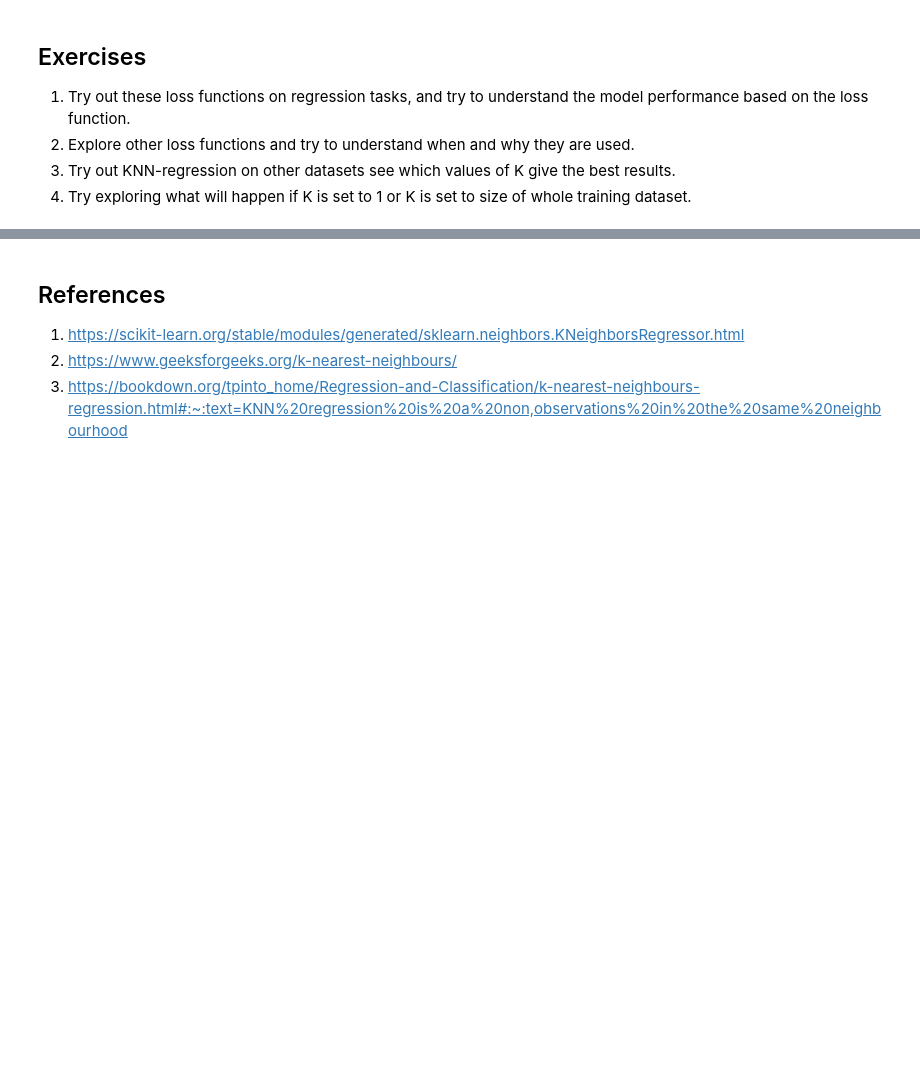
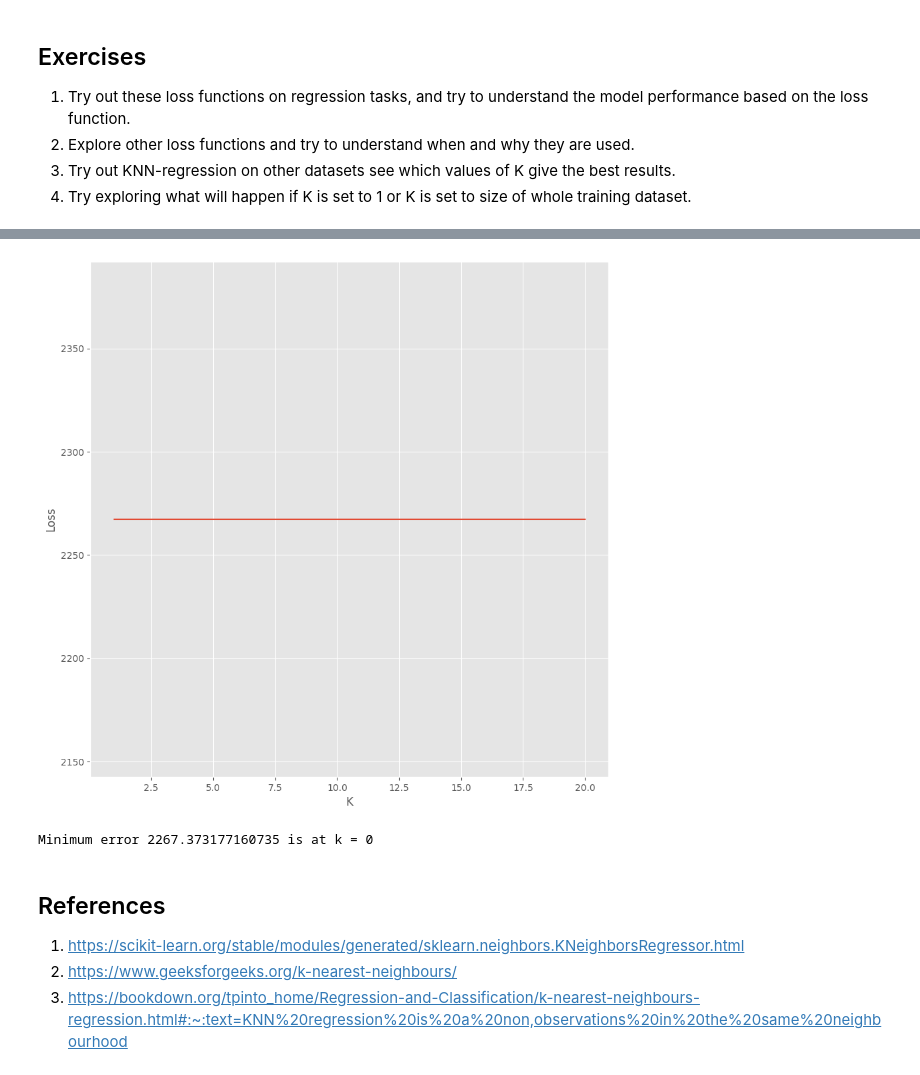
Before and after one commit to puranik1406/FMML_Projects-Labs, a Jupyter notebook: STP_Module_5_Lab_2_Loss_Functions.ipynb, the cells around one changed output, grey strips where cells are left out. Drawn from its saved outputs; the diff is of its cells as text; code cells hidden in the pictures; blank space fills up the shorter version.

```diff
--- a/STP_Module_5_Lab_2_Loss_Functions.ipynb
+++ b/STP_Module_5_Lab_2_Loss_Functions.ipynb
@@ -269,3 +294,28 @@ Minimum error 1278.5816281094171 is at k = 6
+# %%
+def knn_regression(k,x_train,y_train,x_test,y_test):
+    model = neighbors.KNeighborsRegressor(n_neighbors = k)
+
+    model.fit(x_train, y_train)
+    pred=model.predict(x_test)
+    error = np.mean(np.abs(y_test,pred))
+    mae_val.append(error)
+# %%
+mae_val = []
+
+for k in range(1,21):
+  knn_regression(k,x_train,y_train,x_test,y_test)
+
+figure = plt.figure(figsize=(10,10))
+plt.plot(np.arange(1,21),mae_val)
+plt.xlabel("K")
+plt.ylabel("Loss")
+plt.show()
+
+mae_val = np.asarray(mae_val)
+print("Minimum error {} is at k = {}".format(np.min(mae_val),np.argmin(mae_val)))
+# %% [output]
+[figure, added]
+Minimum error 2267.373177160735 is at k = 0
 # %% [markdown]
 ## References ##
 1. https://scikit-learn.org/stable/modules/generated/sklearn.neighbors.KNeighborsRegressor.html
```
Also changed, not shown: parts of 2 cells of this notebook.
